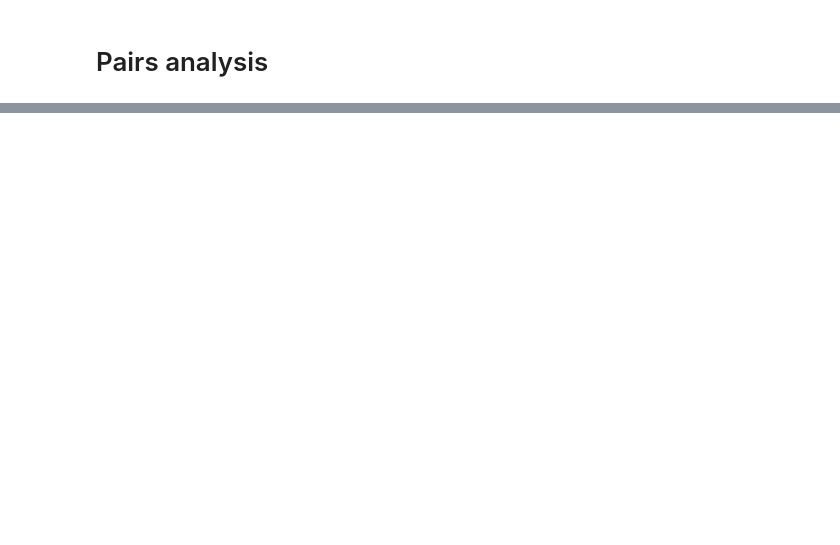
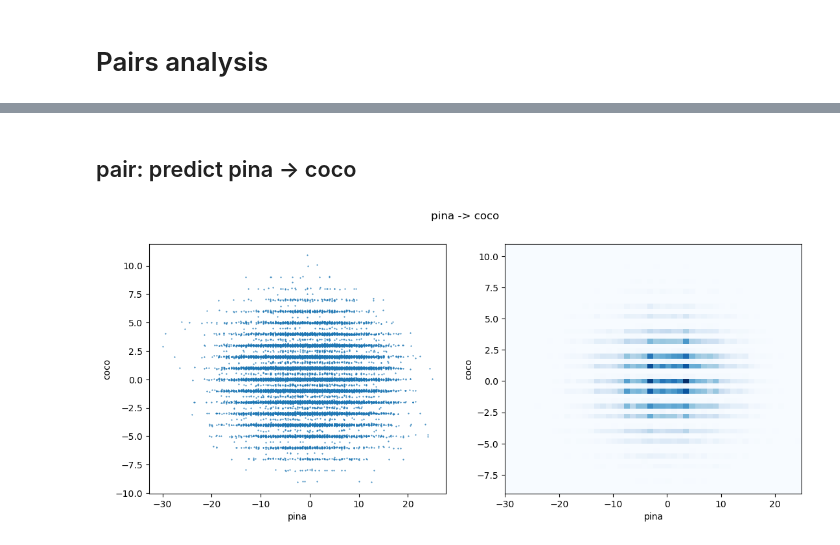
Before and after one commit to rzhan11/IMCTradingComp23, a Jupyter notebook: nbs/round2-csv-exploration-pairs.ipynb, the cells around one changed output, grey strips where cells are left out. Saved outputs shown, nothing was run; the diff lists cells and outputs as text; code cells hidden in the pictures; blank space fills up the shorter version.

Commit message:
work on pairs

```diff
--- a/nbs/round2-csv-exploration-pairs.ipynb
+++ b/nbs/round2-csv-exploration-pairs.ipynb
@@ -1025,0 +798,9 @@ r2 0.0030887354521648147
+# %%
+turn_offsets = [-500, -100, -50, -30, -10, -1, 1, 10, 30, 50, 100, 500]
+
+# calc rtns
+pina_rtn_df = get_rtns(pina_quote_df, turn_offsets=turn_offsets)
+coco_rtn_df = get_rtns(coco_quote_df, turn_offsets=turn_offsets)
+
+pair_rtn_df = pina_rtn_df - coco_rtn_df
+pair_rtn_df = pair_rtn_df.add_prefix("rel_")
@@ -1025,0 +932,24 @@ r2 0.0030887354521648147
+# %% [markdown]
+## pair: predict pina -> coco
+# %%
+## plot pairs data
+
+x = pina_rtn_df["d_-10"]
+y = coco_rtn_df["d_10"]
+
+plt.figure(figsize=(13, 5))
+
+plt.subplot(121)
+scatter_noise(x, y, xnoise=0.05, ynoise=0.05, s=0.25)
+plt.xlabel("pina")
+plt.ylabel("coco")
+
+plt.subplot(122)
+plt.hist2d(x, y, bins=50, cmap="Blues")
+plt.xlabel("pina")
+plt.ylabel("coco")
+
+plt.suptitle("pina -> coco")
+plt.show()
+# %% [output]
+[figure, added]
```
Also changed, not shown: parts of 83 cells of this notebook, 3 other files.
